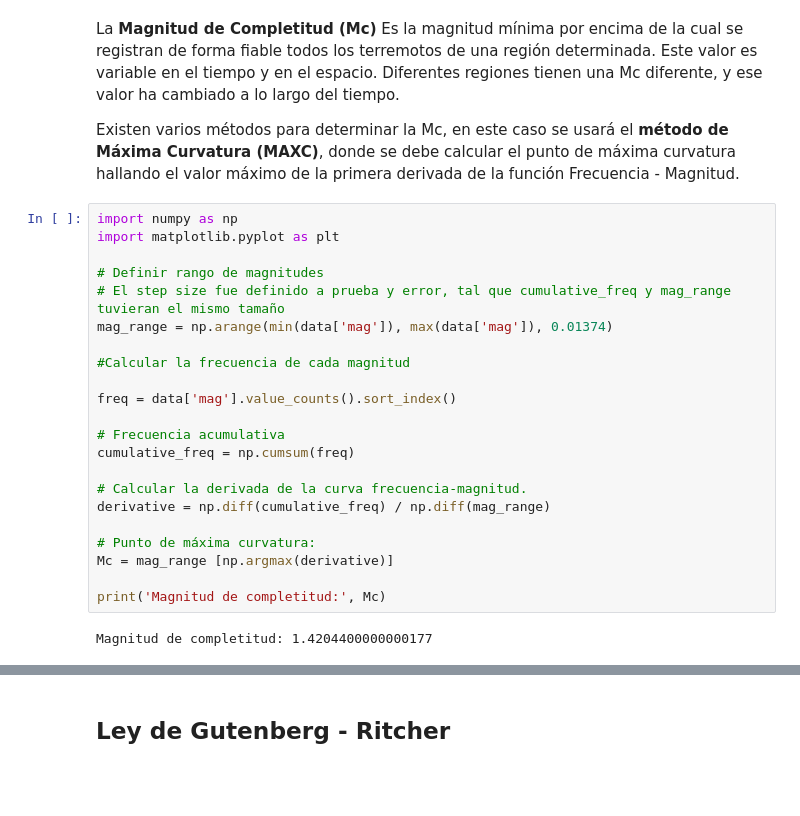
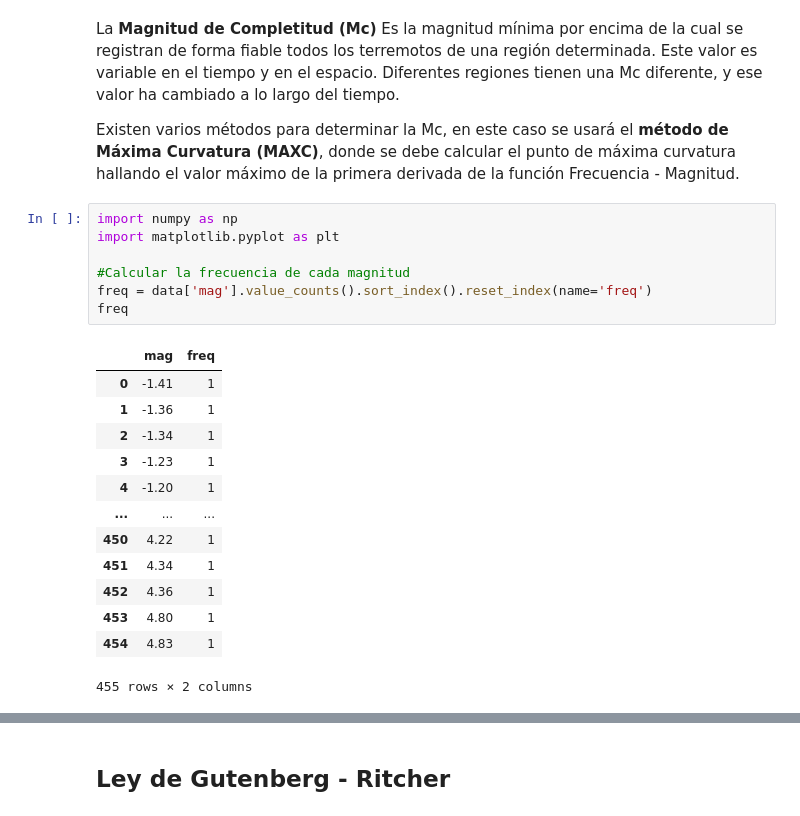
Before and after one commit to jcmefra/topicos-geofisica, a Jupyter notebook: Taller_1.ipynb, the cells around one changed output, grey strips where cells are left out. Cells and saved outputs as stored; diff of their text form; blank space fills up the shorter version.

```diff
--- a/Taller_1.ipynb
+++ b/Taller_1.ipynb
@@ -90,27 +90,24 @@ sns.histplot(data = data, x = 'mag')
 La **Magnitud de Completitud (Mc)** Es la magnitud mínima por encima de la cual se registran de forma fiable todos los terremotos de una región determinada. Este valor es variable en el tiempo y en el espacio. Diferentes regiones tienen una Mc diferente, y ese valor ha cambiado a lo largo del tiempo.
 
 Existen varios métodos para determinar la Mc, en este caso se usará el **método de Máxima Curvatura (MAXC)**, donde se debe calcular el punto de máxima curvatura hallando el valor máximo de la primera derivada de la función Frecuencia - Magnitud.
-# %%
-import numpy as np
-import matplotlib.pyplot as plt
-
-# Definir rango de magnitudes
-# El step size fue definido a prueba y error, tal que cumulative_freq y mag_range tuvieran el mismo tamaño
-mag_range = np.arange(min(data['mag']), max(data['mag']), 0.01374)
-
-#Calcular la frecuencia de cada magnitud
-
-freq = data['mag'].value_counts().sort_index()
-
-# Frecuencia acumulativa
-cumulative_freq = np.cumsum(freq)
-
-# Calcular la derivada de la curva frecuencia-magnitud.
-derivative = np.diff(cumulative_freq) / np.diff(mag_range)
-
-# Punto de máxima curvatura:
-Mc = mag_range [np.argmax(derivative)]
-
-print('Magnitud de completitud:', Mc)
-# %% [output]
-Magnitud de completitud: 1.4204400000000177
+# %%
+import numpy as np
+import matplotlib.pyplot as plt
+
+#Calcular la frecuencia de cada magnitud
+freq = data['mag'].value_counts().sort_index().reset_index(name='freq')
+freq
+# %% [output]
+|  | mag | freq |
+| 0 | -1.41 | 1 |
+| 1 | -1.36 | 1 |
+| 2 | -1.34 | 1 |
+| 3 | -1.23 | 1 |
+| 4 | -1.20 | 1 |
+| ... | ... | ... |
+| 450 | 4.22 | 1 |
+| 451 | 4.34 | 1 |
+| 452 | 4.36 | 1 |
+| 453 | 4.80 | 1 |
+| 454 | 4.83 | 1 |
+455 rows × 2 columns
```
Also changed, not shown: parts of 9 cells of this notebook.
